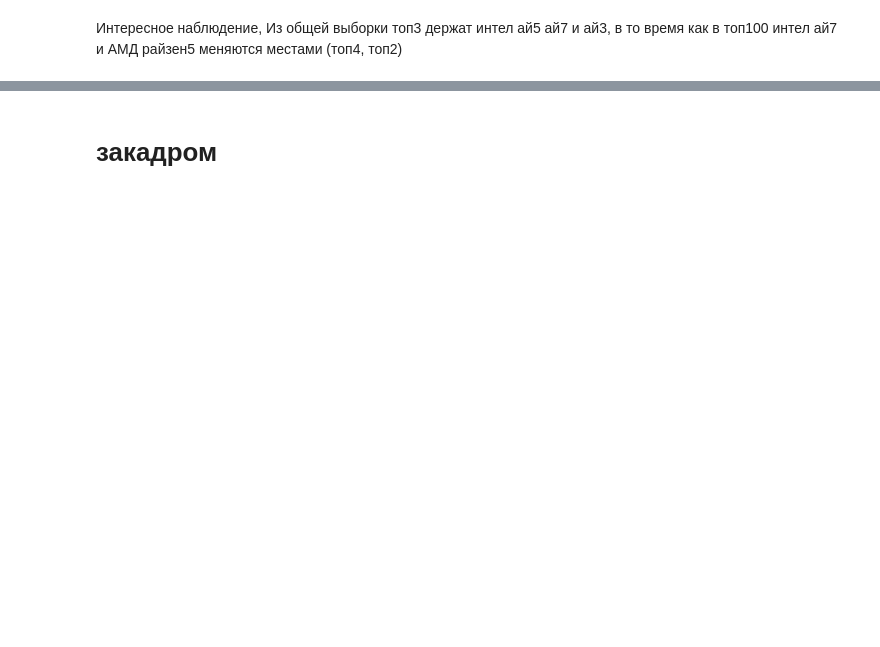
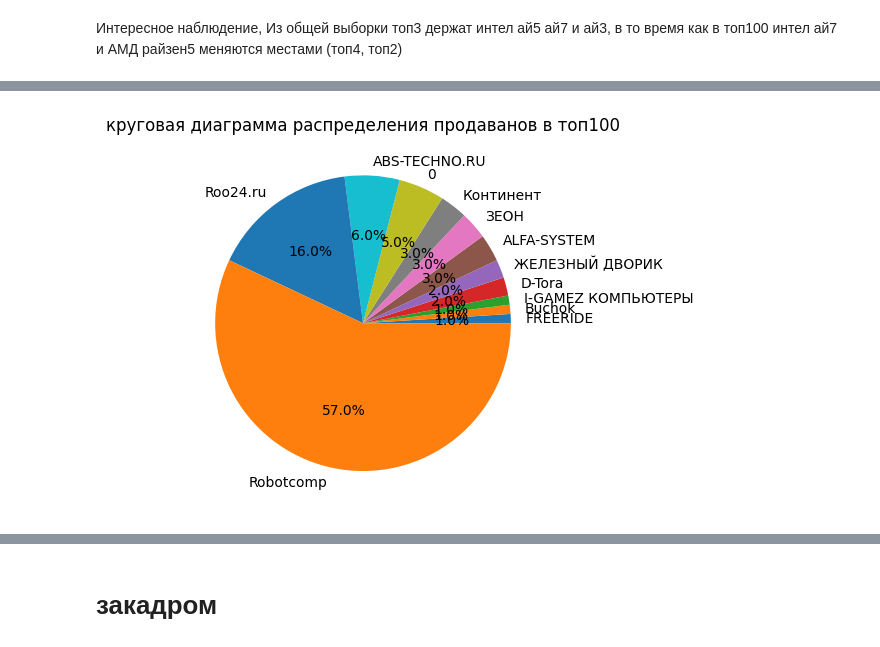
Before and after one commit to EZSib/data_-analytics2023, a Jupyter notebook: practice_eda_Efim.ipynb, the cells around one changed output, grey strips where cells are left out. Saved outputs shown, nothing was run; the diff lists cells and outputs as text; code cells hidden in the pictures; blank space fills up the shorter version.

```diff
--- a/practice_eda_Efim.ipynb
+++ b/practice_eda_Efim.ipynb
@@ -853,0 +1030,6 @@ plt.show()
+# %%
+plt.pie(, labels = top100['seller'].value_counts().sort_values(ascending=True).index,  autopct='%.1f%%')
+plt.title('круговая диаграмма распределения продаванов в топ100')
+plt.show()
+# %% [output]
+[figure, added]
```
Also changed, not shown: parts of 15 cells of this notebook.
